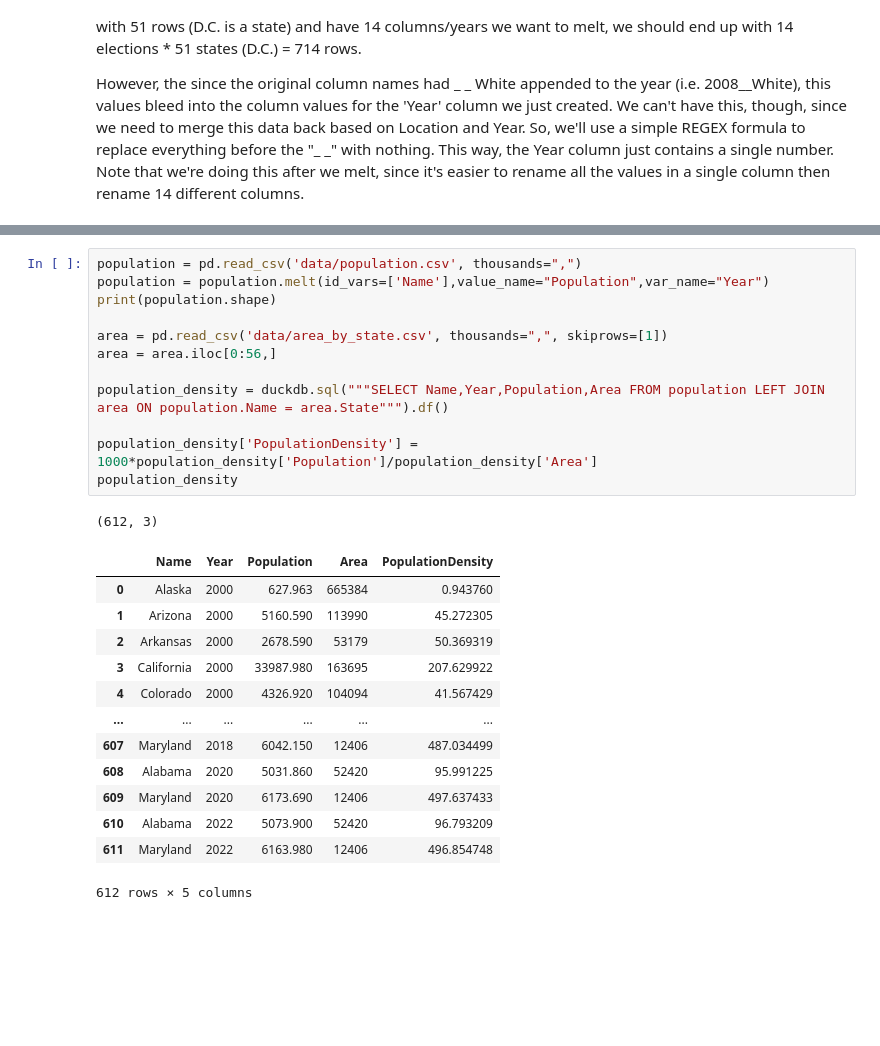
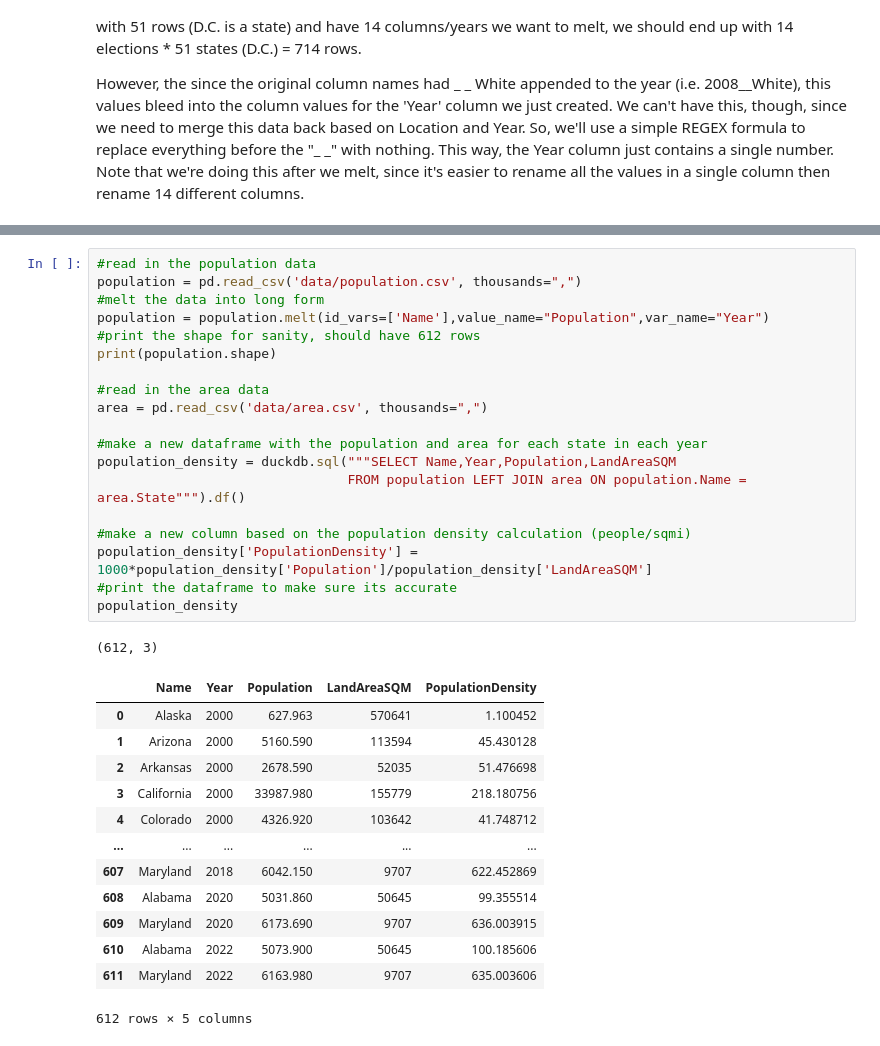
Before and after one commit to nikhilc52/info2950, a Jupyter notebook: ElectionDemographics.ipynb, the cells around one changed output, grey strips where cells are left out. Saved outputs shown, nothing was run; the diff lists cells and outputs as text; blank space fills up the shorter version.

Commit message:
finished data cleaning section

```diff
--- a/ElectionDemographics.ipynb
+++ b/ElectionDemographics.ipynb
@@ -288,27 +269,34 @@ We're now loading in data about the education level of each state in each electi
 # %%
+#read in the population data
 population = pd.read_csv('data/population.csv', thousands=",")
+#melt the data into long form
 population = population.melt(id_vars=['Name'],value_name="Population",var_name="Year")
+#print the shape for sanity, should have 612 rows
 print(population.shape)
 
-area = pd.read_csv('data/area_by_state.csv', thousands=",", skiprows=[1])
-area = area.iloc[0:56,]
+#read in the area data
+area = pd.read_csv('data/area.csv', thousands=",")
 
-population_density = duckdb.sql("""SELECT Name,Year,Population,Area FROM population LEFT JOIN area ON population.Name = area.State""").df()
+#make a new dataframe with the population and area for each state in each year
+population_density = duckdb.sql("""SELECT Name,Year,Population,LandAreaSQM
+                                FROM population LEFT JOIN area ON population.Name = area.State""").df()
 
-population_density['PopulationDensity'] = 1000*population_density['Population']/population_density['Area']
+#make a new column based on the population density calculation (people/sqmi)
+population_density['PopulationDensity'] = 1000*population_density['Population']/population_density['LandAreaSQM']
+#print the dataframe to make sure its accurate
 population_density
 # %% [output]
 (612, 3)
-|  | Name | Year | Population | Area | PopulationDensity |
-| 0 | Alaska | 2000 | 627.963 | 665384 | 0.943760 |
-| 1 | Arizona | 2000 | 5160.590 | 113990 | 45.272305 |
-| 2 | Arkansas | 2000 | 2678.590 | 53179 | 50.369319 |
-| 3 | California | 2000 | 33987.980 | 163695 | 207.629922 |
-| 4 | Colorado | 2000 | 4326.920 | 104094 | 41.567429 |
+|  | Name | Year | Population | LandAreaSQM | PopulationDensity |
+| 0 | Alaska | 2000 | 627.963 | 570641 | 1.100452 |
+| 1 | Arizona | 2000 | 5160.590 | 113594 | 45.430128 |
+| 2 | Arkansas | 2000 | 2678.590 | 52035 | 51.476698 |
+| 3 | California | 2000 | 33987.980 | 155779 | 218.180756 |
+| 4 | Colorado | 2000 | 4326.920 | 103642 | 41.748712 |
 | ... | ... | ... | ... | ... | ... |
-| 607 | Maryland | 2018 | 6042.150 | 12406 | 487.034499 |
-| 608 | Alabama | 2020 | 5031.860 | 52420 | 95.991225 |
-| 609 | Maryland | 2020 | 6173.690 | 12406 | 497.637433 |
-| 610 | Alabama | 2022 | 5073.900 | 52420 | 96.793209 |
-| 611 | Maryland | 2022 | 6163.980 | 12406 | 496.854748 |
+| 607 | Maryland | 2018 | 6042.150 | 9707 | 622.452869 |
+| 608 | Alabama | 2020 | 5031.860 | 50645 | 99.355514 |
+| 609 | Maryland | 2020 | 6173.690 | 9707 | 636.003915 |
+| 610 | Alabama | 2022 | 5073.900 | 50645 | 100.185606 |
+| 611 | Maryland | 2022 | 6163.980 | 9707 | 635.003606 |
 612 rows × 5 columns
```
Also changed, not shown: parts of 12 cells of this notebook, 3 other files.
